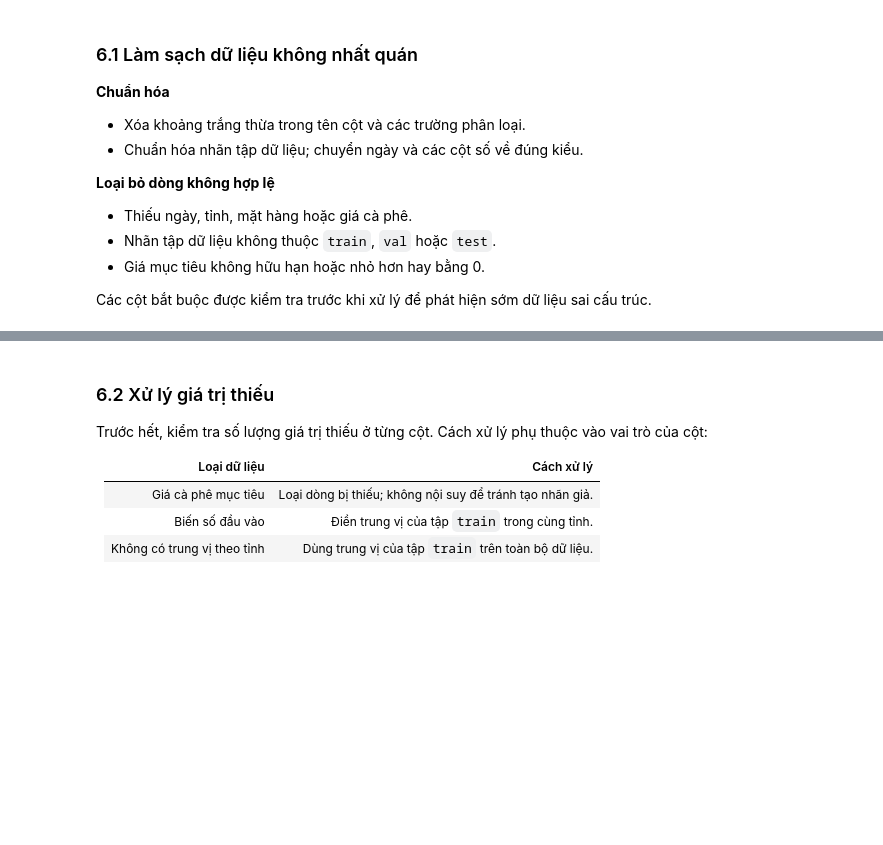
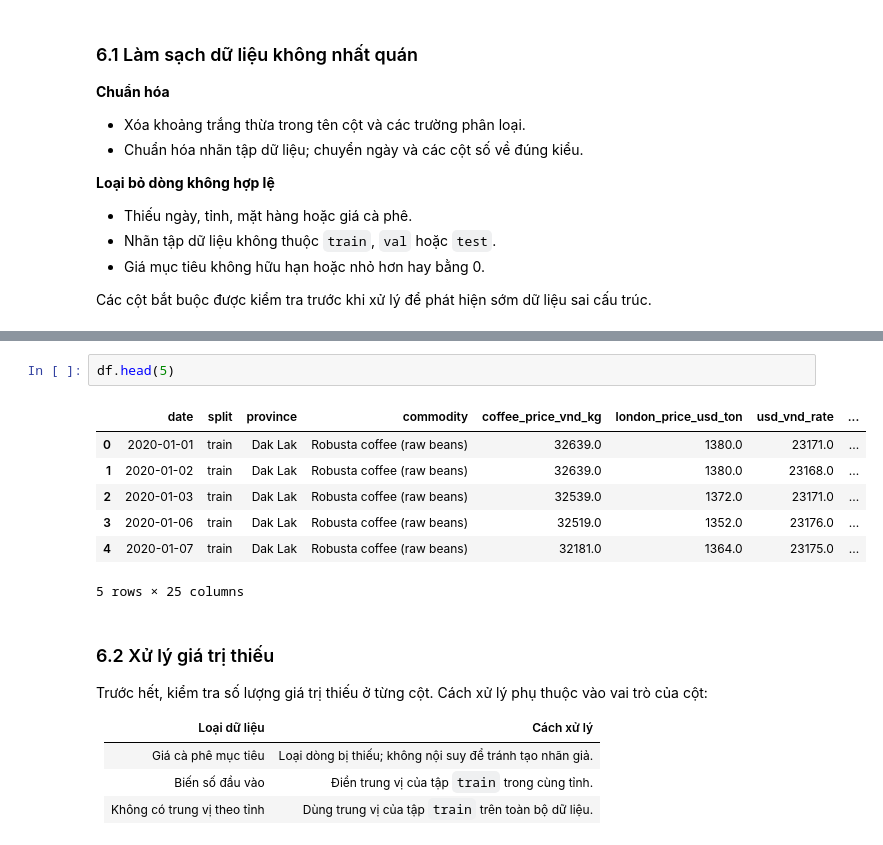
Before and after one commit to tanhlee2603/VegetableStock, a Jupyter notebook: Agriculture_Prediction.ipynb, the cells around one changed output, grey strips where cells are left out. Drawn from its saved outputs; the diff is of its cells as text; blank space fills up the shorter version.

```diff
--- a/Agriculture_Prediction.ipynb
+++ b/Agriculture_Prediction.ipynb
@@ -153,3 +299,13 @@ print("Số dòng sau khi chuẩn hóa ngày, nhãn và giá mục tiêu:", len(
+# %%
+df.head(5)
+# %% [output]
+|  | date | split | province | commodity | coffee_price_vnd_kg | london_price_usd_ton | usd_vnd_rate | ... |
+| 0 | 2020-01-01 | train | Dak Lak | Robusta coffee (raw beans) | 32639.0 | 1380.0 | 23171.0 | ... |
+| 1 | 2020-01-02 | train | Dak Lak | Robusta coffee (raw beans) | 32639.0 | 1380.0 | 23168.0 | ... |
+| 2 | 2020-01-03 | train | Dak Lak | Robusta coffee (raw beans) | 32539.0 | 1372.0 | 23171.0 | ... |
+| 3 | 2020-01-06 | train | Dak Lak | Robusta coffee (raw beans) | 32519.0 | 1352.0 | 23176.0 | ... |
+| 4 | 2020-01-07 | train | Dak Lak | Robusta coffee (raw beans) | 32181.0 | 1364.0 | 23175.0 | ... |
+5 rows × 25 columns
 # %% [markdown]
 ### 6.2 Xử lý giá trị thiếu
 
```
Also changed, not shown: parts of 16 cells of this notebook.
